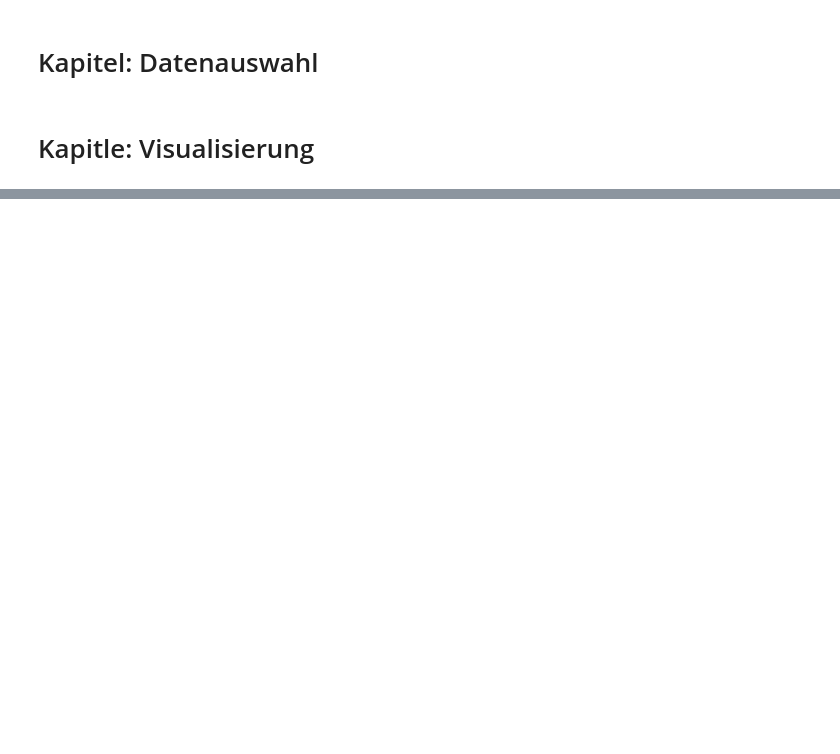
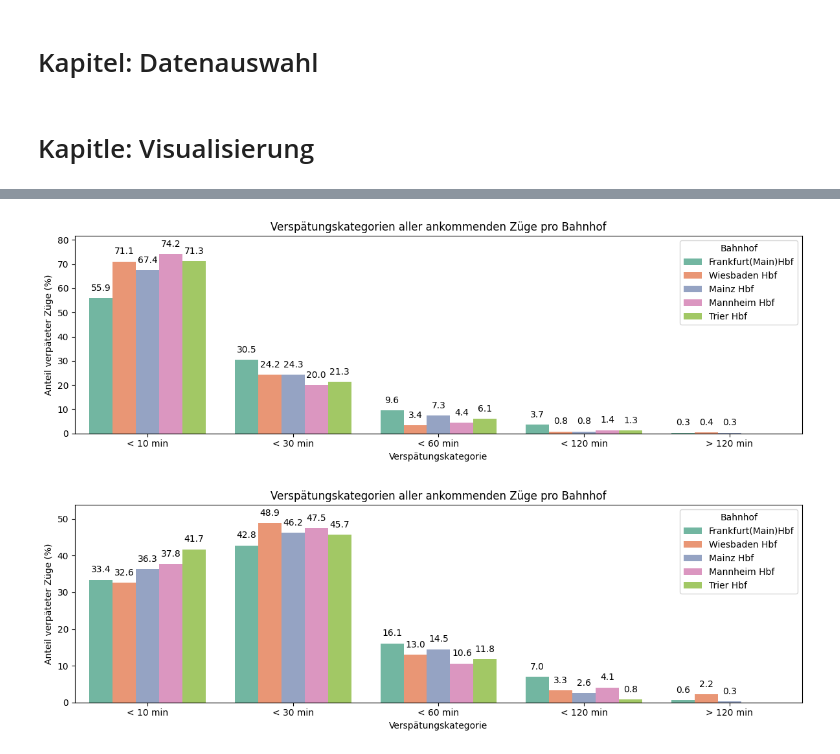
Before and after one commit to luca910/bahn-mining, a Jupyter notebook: graphics_final.ipynb, the cells around one changed output, grey strips where cells are left out. Drawn from its saved outputs; the diff is of its cells as text; code cells hidden in the pictures; blank space fills up the shorter version.

```diff
--- a/graphics_final.ipynb
+++ b/graphics_final.ipynb
@@ -732,0 +863,32 @@ def plot_cancellations_by_week(data, x_column='X', y_column='Y', title='Ausfäll
+# %%
+# 3. Verspätungsstatistik für eine Zugart berechnen
+ar_train_delay_data = calculate_delay_statistics_by_train_type_and_station_x(
+    data=arrival_filtered_data,
+    train_type=["IC", "ICE", "RB", "RE", "S", "TGV"]     # Zugart (optional)
+)
+plot_bar_chart_by_category_and_station_x(
+        data=ar_train_delay_data,
+        title='Verspätungskategorien aller ankommenden Züge pro Bahnhof',
+        x_axis_label='Verspätungskategorie',
+        y_axis_label='Anteil verpäteter Züge (%)',
+        fig_size_x=12,
+        fig_size_y=4,
+        int_value=False,        # Bei Prozentualen Ausfällen muss es hier "False" sein
+    )
+
+dp_train_delay_data = calculate_delay_statistics_by_train_type_and_station_x(
+    data=depature_filtered_data,
+    train_type=["IC", "ICE", "RB", "RE", "S", "TGV"]     # Zugart (optional)
+)
+plot_bar_chart_by_category_and_station_x(
+        data=dp_train_delay_data,
+        title='Verspätungskategorien aller ankommenden Züge pro Bahnhof',
+        x_axis_label='Verspätungskategorie',
+        y_axis_label='Anteil verpäteter Züge (%)',
+        fig_size_x=12,
+        fig_size_y=4,
+        int_value=False,        # Bei Prozentualen Ausfällen muss es hier "False" sein
+    )
+# %% [output]
+[figure, added]
+[figure, added]
```
Also changed, not shown: parts of 16 cells of this notebook.
